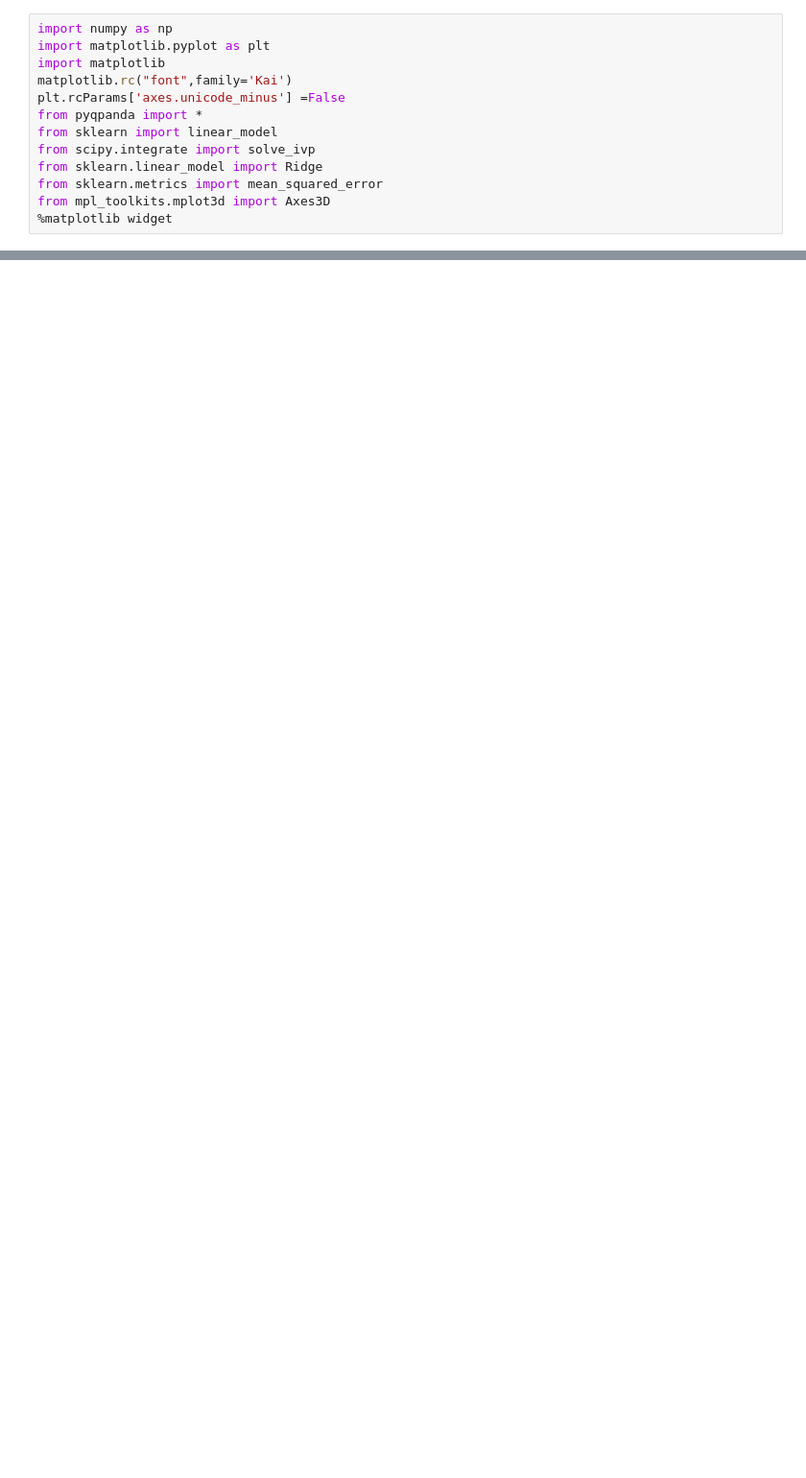
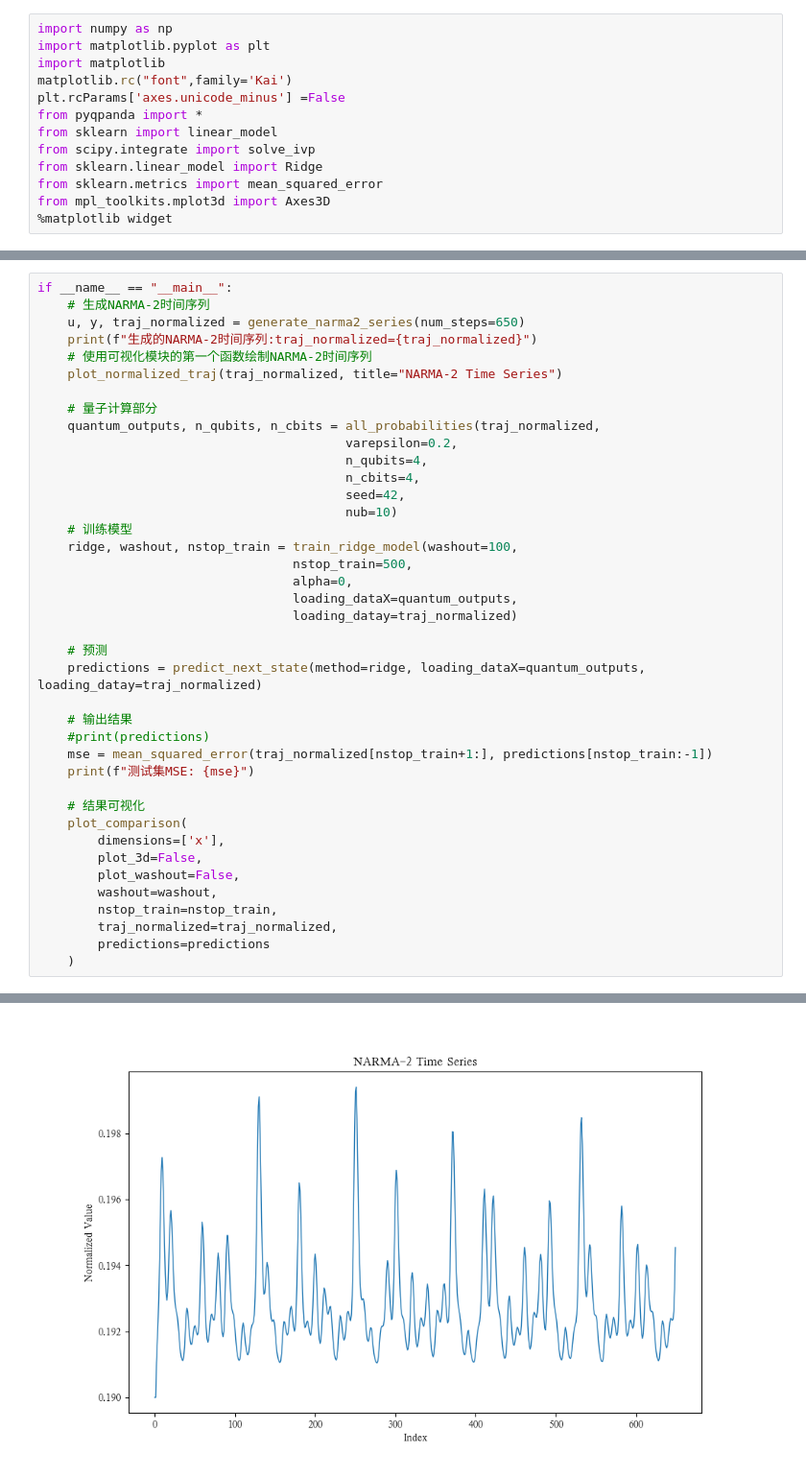
Before and after one commit to yyd6190/QRC_project1, a Jupyter notebook: 4q-v.ipynb, the cells around one changed output, grey strips where cells are left out. Shown at 96% size. Saved outputs shown, nothing was run; the diff lists cells and outputs as text; blank space fills up the shorter version.

```diff
--- a/4q-v.ipynb
+++ b/4q-v.ipynb
@@ -152,0 +291,41 @@ TypeError: can't multiply sequence by non-int of type 'float'
+# %%
+if __name__ == "__main__":
+    # 生成NARMA-2时间序列
+    u, y, traj_normalized = generate_narma2_series(num_steps=650)
+    print(f"生成的NARMA-2时间序列:traj_normalized={traj_normalized}")
+    # 使用可视化模块的第一个函数绘制NARMA-2时间序列
+    plot_normalized_traj(traj_normalized, title="NARMA-2 Time Series")
+
+    # 量子计算部分
+    quantum_outputs, n_qubits, n_cbits = all_probabilities(traj_normalized,
+                                         varepsilon=0.2,
+                                         n_qubits=4,
+                                         n_cbits=4,
+                                         seed=42,
+                                         nub=10)
+    # 训练模型
+    ridge, washout, nstop_train = train_ridge_model(washout=100,
+                                  nstop_train=500,
+                                  alpha=0,
+                                  loading_dataX=quantum_outputs,
+                                  loading_datay=traj_normalized)
+
+    # 预测
+    predictions = predict_next_state(method=ridge, loading_dataX=quantum_outputs, loading_datay=traj_normalized)
+
+    # 输出结果
+    #print(predictions)
+    mse = mean_squared_error(traj_normalized[nstop_train+1:], predictions[nstop_train:-1])
+    print(f"测试集MSE: {mse}")
+
+    # 结果可视化
+    plot_comparison(
+        dimensions=['x'],
+        plot_3d=False,
+        plot_washout=False,
+        washout=washout,
+        nstop_train=nstop_train,
+        traj_normalized=traj_normalized,
+        predictions=predictions
+    )
+# %% [output]
@@ -152,0 +349 @@ TypeError: can't multiply sequence by non-int of type 'float'
+[figure, added]
```
Also changed, not shown: parts of 10 cells of this notebook, 9 other files.
